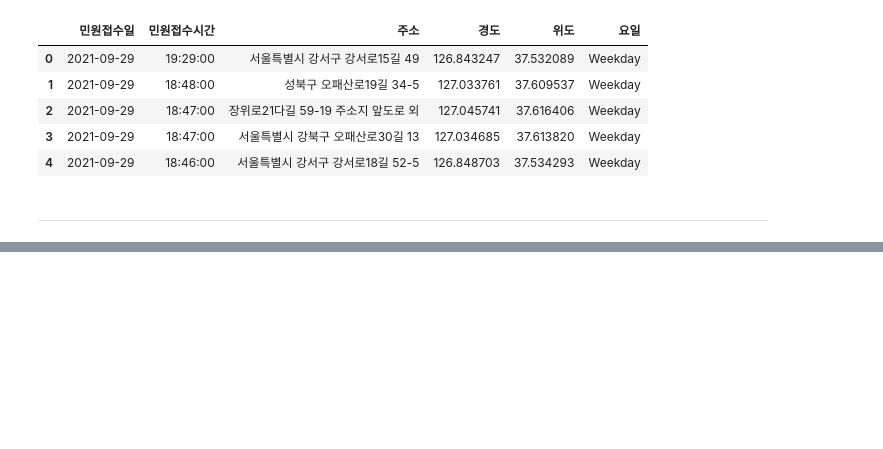
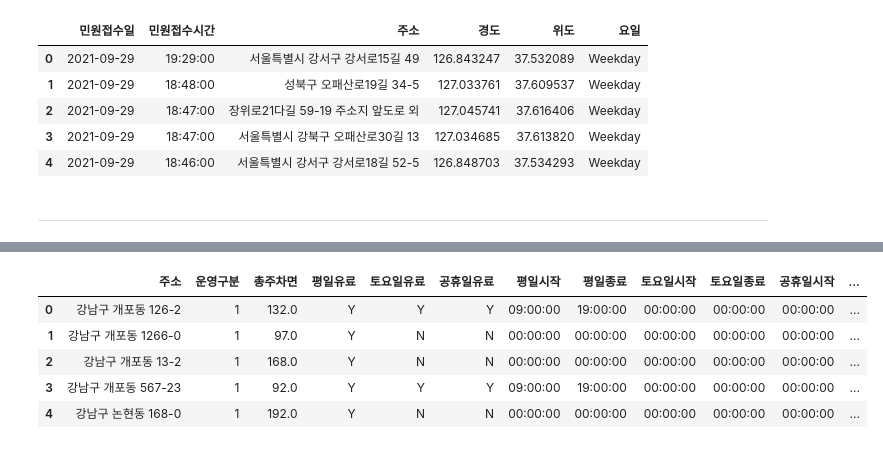
Before and after one commit to vxlmlxv/20251R0136COSE47101, a Jupyter notebook: grouping.ipynb, the cells around one changed output, grey strips where cells are left out. Cells and saved outputs as stored; diff of their text form; code cells hidden in the pictures; blank space fills up the shorter version.

```diff
--- a/grouping.ipynb
+++ b/grouping.ipynb
@@ -95,6 +97,14 @@ df_clustered.head()
 # %%
 parks_path = 'parks.csv'
 parks = pd.read_csv(parks_path)
+parks.head()
+# %% [output]
+|  | 주소 | 운영구분 | 총주차면 | 평일유료 | 토요일유료 | 공휴일유료 | 평일시작 | 평일종료 | 토요일시작 | 토요일종료 | 공휴일시작 | ... |
+| 0 | 강남구 개포동 126-2 | 1 | 132.0 | Y | Y | Y | 09:00:00 | 19:00:00 | 00:00:00 | 00:00:00 | 00:00:00 | ... |
+| 1 | 강남구 개포동 1266-0 | 1 | 97.0 | Y | N | N | 00:00:00 | 00:00:00 | 00:00:00 | 00:00:00 | 00:00:00 | ... |
+| 2 | 강남구 개포동 13-2 | 1 | 168.0 | Y | N | N | 00:00:00 | 00:00:00 | 00:00:00 | 00:00:00 | 00:00:00 | ... |
+| 3 | 강남구 개포동 567-23 | 1 | 92.0 | Y | Y | Y | 09:00:00 | 19:00:00 | 00:00:00 | 00:00:00 | 00:00:00 | ... |
+| 4 | 강남구 논현동 168-0 | 1 | 192.0 | Y | N | N | 00:00:00 | 00:00:00 | 00:00:00 | 00:00:00 | 00:00:00 | ... |
 # %%
 parks.rename(columns={
     '위도': 'latitude',
```
Also changed, not shown: parts of 5 cells of this notebook, 2 other files.
